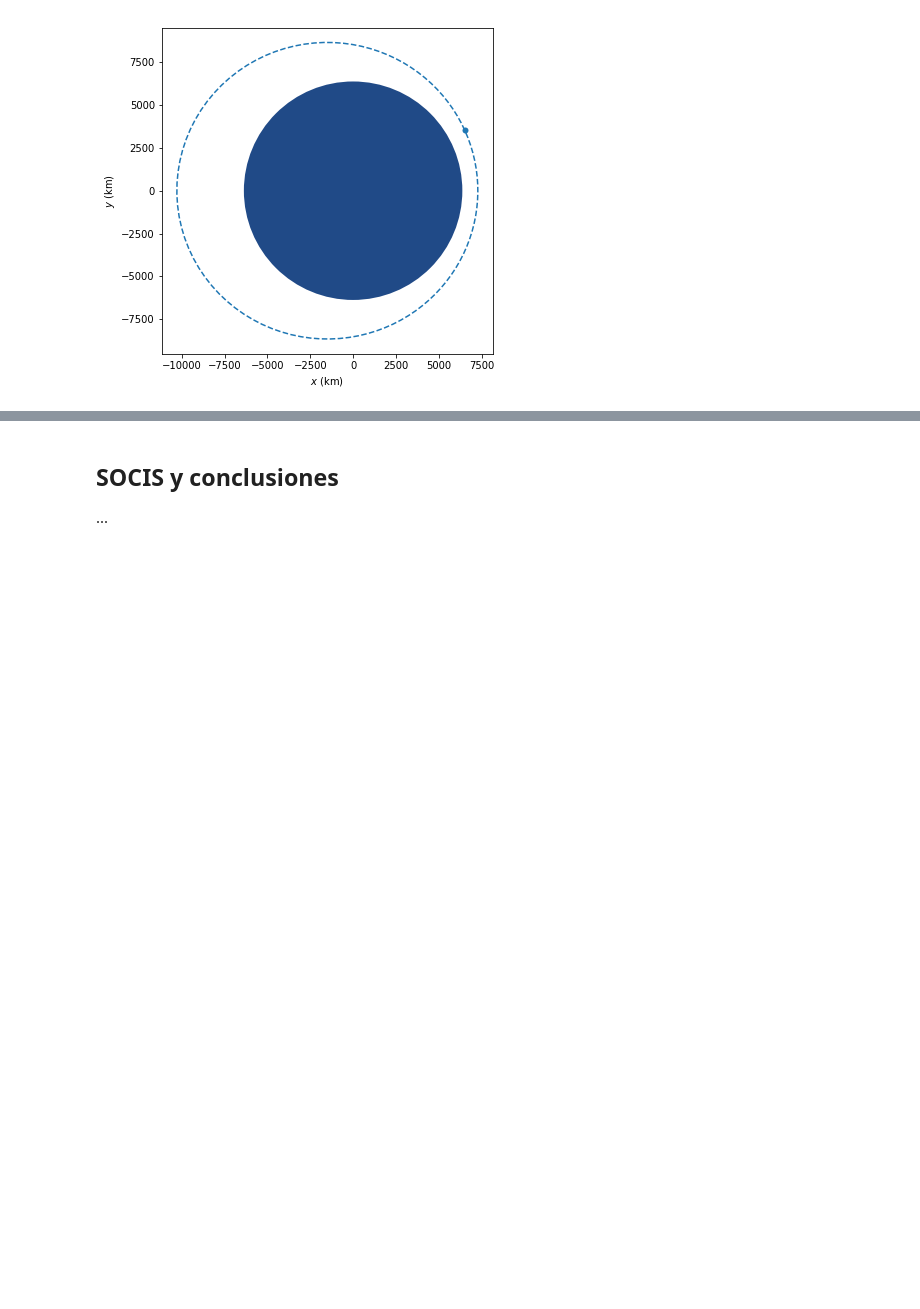
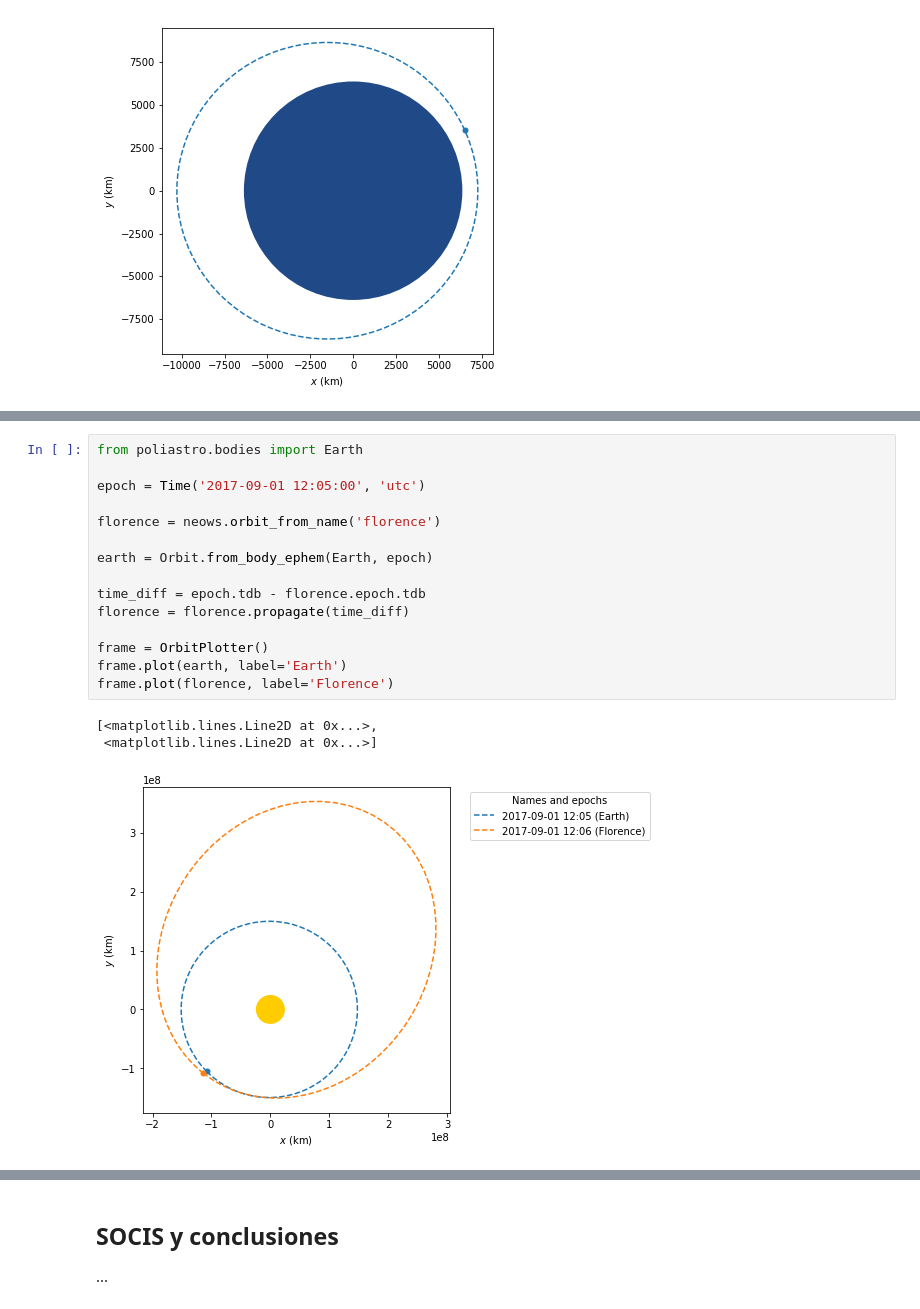
Before and after one commit to poliastro/pycones2017-talk, a Jupyter notebook: ¡Atrapa ese asteroide con poliastro!.ipynb, the cells around one changed output, grey strips where cells are left out. Cells and saved outputs as stored; diff of their text form; blank space fills up the shorter version.

```diff
--- a/¡Atrapa ese asteroide con poliastro!.ipynb
+++ b/¡Atrapa ese asteroide con poliastro!.ipynb
@@ -80,0 +129,19 @@ plot(ss);
+# %%
+from poliastro.bodies import Earth
+
+epoch = Time('2017-09-01 12:05:00', 'utc')
+
+florence = neows.orbit_from_name('florence')
+
+earth = Orbit.from_body_ephem(Earth, epoch)
+
+time_diff = epoch.tdb - florence.epoch.tdb
+florence = florence.propagate(time_diff)
+
+frame = OrbitPlotter()
+frame.plot(earth, label='Earth')
+frame.plot(florence, label='Florence')
+# %% [output]
+[<matplotlib.lines.Line2D at 0x...>,
+ <matplotlib.lines.Line2D at 0x...>]
+[figure, added]
```
Also changed, not shown: parts of 22 cells of this notebook, 5 other files.
